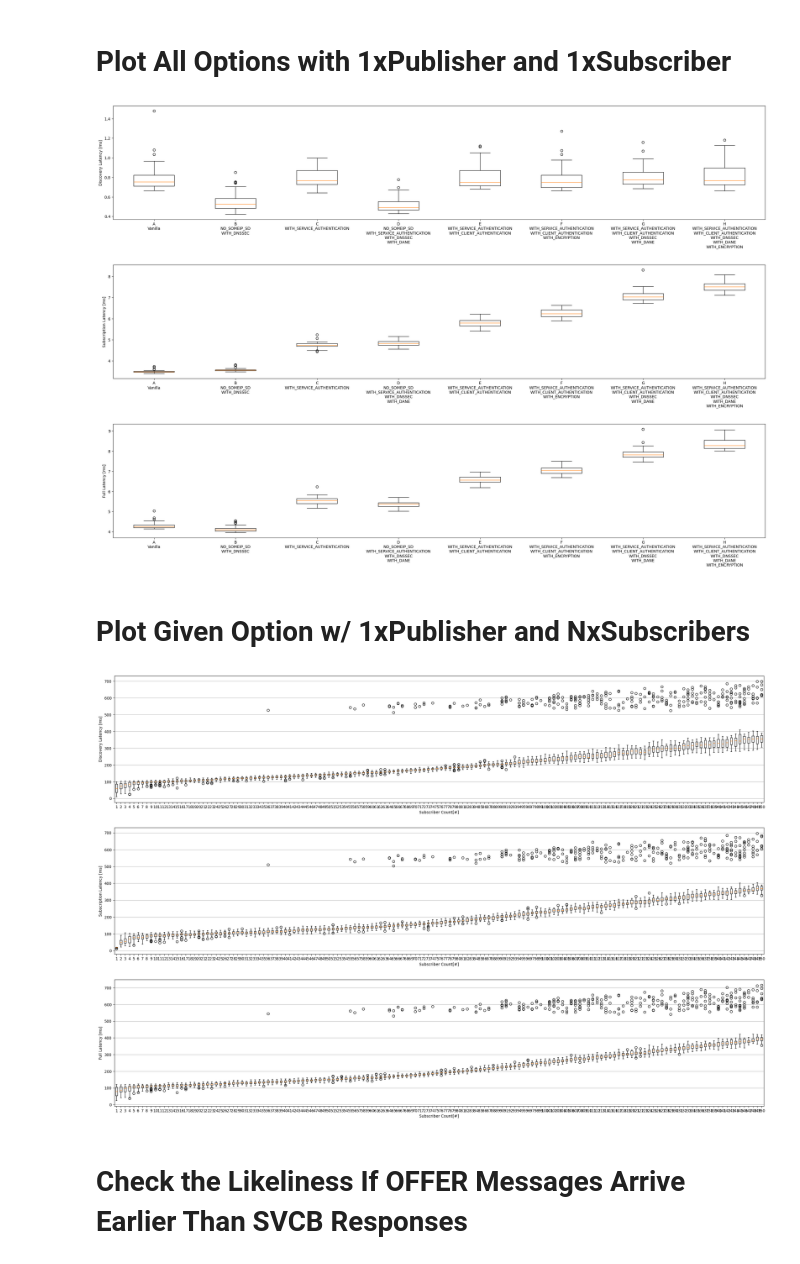
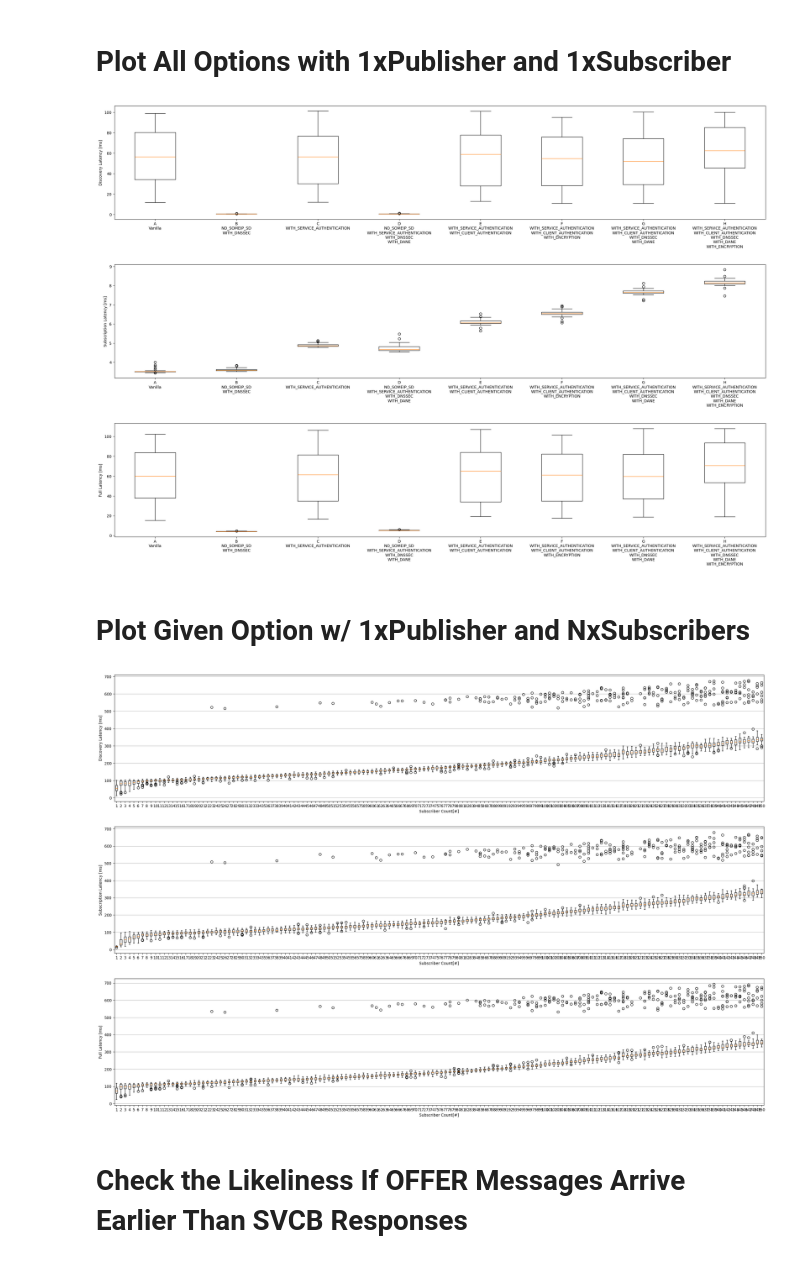
Before and after one commit to mehkir/mininet-vsomeip-evaluation, a Jupyter notebook: plot-scripts/evaluation.ipynb, the cells around one changed output. Cells and saved outputs as stored; diff of their text form; code cells hidden in the pictures.

Commit message:
Correct plot script

```diff
--- a/plot-scripts/evaluation.ipynb
+++ b/plot-scripts/evaluation.ipynb
@@ -62,8 +62,8 @@ compile_definitions = {'A':'Vanilla',
 # %% [markdown]
 # Plot All Options with 1xPublisher and 1xSubscriber
 # %%
-# SUB_PATH='1xpublisher-1xsubscriber'
-SUB_PATH='1xpublisher-1xsubscriber-wo-initial-delay'
+SUB_PATH='1xpublisher-1xsubscriber'
+# SUB_PATH='1xpublisher-1xsubscriber-wo-initial-delay'
 discovery_latency_dict: dict = dict()
 subscription_latency_dict: dict = dict()
 full_latency_dict: dict = dict()
@@ -94,34 +94,34 @@ for option, description in compile_definitions.items():
             subscription_lower_bound = (df[['OFFER_RECEIVE', 'SVCB_SERVICE_RESPONSE_RECEIVE']].max(axis=1)).min()/1000_000
         if WITH_SERVICE_AUTHENTICATION in description:
             subscription_upper_bound = df['VERIFY_SERVICE_SIGNATURE_END'].max()/1000_000
         else:
             subscription_upper_bound = df['SUBSCRIBE_ACK_RECEIVE'].max()/1000_000
         discovery_latency.append(discovery_upper_bound - df['SUBSCRIBER_APP_INITIALIZATION_END'].min()/1000_000)
         subscription_latency.append(subscription_upper_bound - subscription_lower_bound)
         full_latency.append(subscription_upper_bound - df['SUBSCRIBER_APP_INITIALIZATION_END'].min()/1000_000)
     discovery_latency_dict[option] = discovery_latency
     subscription_latency_dict[option] = subscription_latency
     full_latency_dict[option] = full_latency
     df_discovery_latency = pd.DataFrame()
     df_subscription_latency = pd.DataFrame()
     df_full_latency = pd.DataFrame()
     df_discovery_latency['DISCOVERY_LATENCY'] = discovery_latency
     df_subscription_latency['SUBSCRIPTION_LATENCY'] = subscription_latency
     df_full_latency['FULL_LATENCY'] = full_latency
     df_discovery_latency.to_csv(f'export/{SUB_PATH}/{option}-{member_count}-DISCOVERY-LATENCY.csv', index=False)
     df_subscription_latency.to_csv(f'export/{SUB_PATH}/{option}-{member_count}-SUBSCRIPTION-LATENCY.csv', index=False)
     df_full_latency.to_csv(f'export/{SUB_PATH}/{option}-{member_count}-FULL-LATENCY.csv', index=False)
 
 ax[0].boxplot(discovery_latency_dict.values())
 ax[0].set_xticklabels(labels=box_labels, rotation=0)
 ax[1].boxplot(subscription_latency_dict.values())
 ax[1].set_xticklabels(labels=box_labels, rotation=0)
 ax[2].boxplot(full_latency_dict.values())
 ax[2].set_xticklabels(labels=box_labels, rotation=0)
 plt.subplots_adjust(hspace=0.4)
 plt.show()
 # %% [output]
-[figure, old version]
+[figure, new version]
 # %% [markdown]
 # Plot Given Option w/ 1xPublisher and NxSubscribers
 # %%
@@ -130,7 +130,7 @@ ax[0].set_ylabel('Discovery Latency [ms]')
 ax[1].set_ylabel('Subscription Latency [ms]')
 ax[2].set_ylabel('Full Latency [ms]')
 
-option = 'H'
+option = 'G'
 description = compile_definitions[option]
 
 discovery_latency_dict: dict = dict()
@@ -189,7 +189,7 @@ ax[2].set_xlabel("Subscriber Count[#]")
 ax[2].yaxis.grid(True)
 plt.show()
 # %% [output]
-[figure, old version]
+[figure, new version]
 # %% [markdown]
 # Check the Likeliness If OFFER Messages Arrive Earlier Than SVCB Responses
 # %%
```
